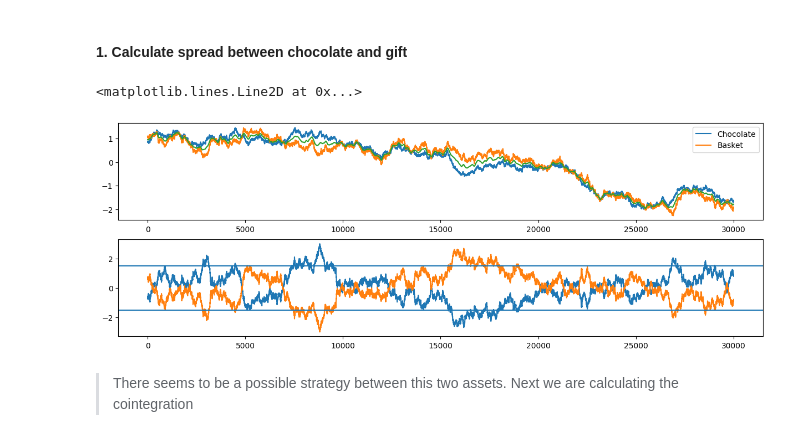
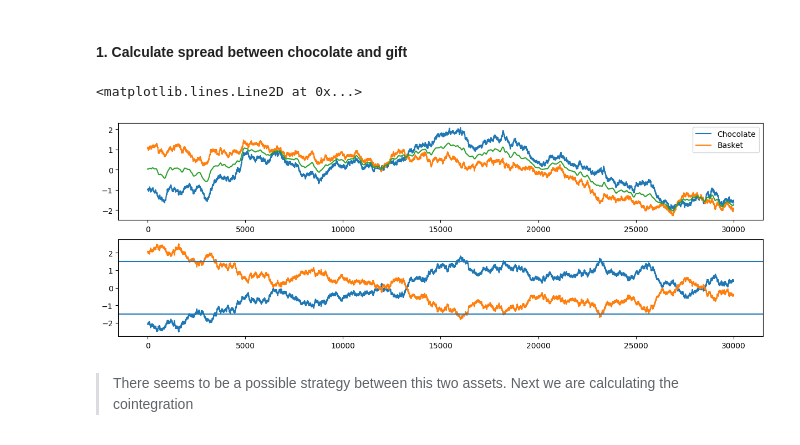
Before and after one commit to rvargas42/IMC_Prosperity2_BigWhales, a Jupyter notebook: Research/round_3/R3_GiftBasket_Popt.ipynb, the cells around one changed output. Cells and saved outputs as stored; diff of their text form; code cells hidden in the pictures.

```diff
--- a/Research/round_3/R3_GiftBasket_Popt.ipynb
+++ b/Research/round_3/R3_GiftBasket_Popt.ipynb
@@ -72,24 +74,24 @@ sns.heatmap(corr)
 # %%
 import scipy.stats as stats
 from Utils.dataUtils import savitzky_golay
 
-midpoint = (df_normalized["GIFT_BASKET"] + df_normalized["CHOCOLATE"])/2
+midpoint = (df_normalized["GIFT_BASKET"] + df_normalized["STRAWBERRIES"])/2
 choco_spread = stats.zscore(df_normalized["GIFT_BASKET"]- midpoint)
-basket_spread = stats.zscore(df_normalized["CHOCOLATE"]- midpoint)
+basket_spread = stats.zscore(df_normalized["STRAWBERRIES"]- midpoint)
 mean_rev_value = savitzky_golay(midpoint.values, window_size=101, order=1)
 fig, axs = plt.subplots(2,1, figsize=(15,5))
 
-axs[0].plot(df_normalized["CHOCOLATE"])
+axs[0].plot(df_normalized["STRAWBERRIES"])
 axs[0].plot(df_normalized["GIFT_BASKET"])
 axs[0].plot(mean_rev_value)
 axs[0].legend(labels=["Chocolate", "Basket"])
 axs[1].plot(basket_spread)
 axs[1].plot(choco_spread)
 axs[1].axhline(-1.5)
 axs[1].axhline(1.5)
 # %% [output]
 <matplotlib.lines.Line2D at 0x...>
-[figure, old version]
+[figure, new version]
 # %% [markdown]
 > There seems to be a possible strategy between this two assets. Next we are calculating the cointegration
 # %%
```
Also changed, not shown: parts of 7 cells of this notebook, 14 other files.
